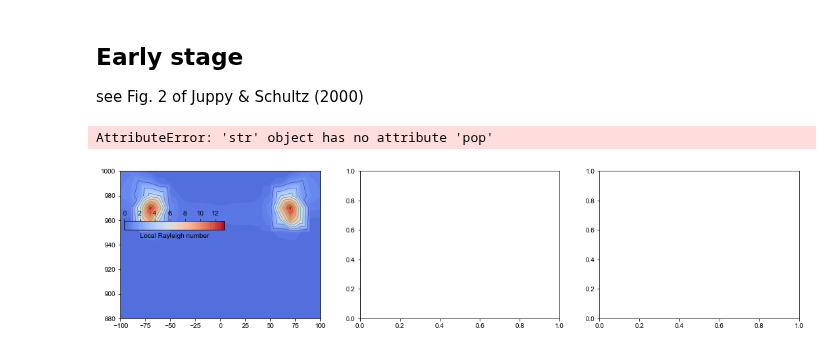
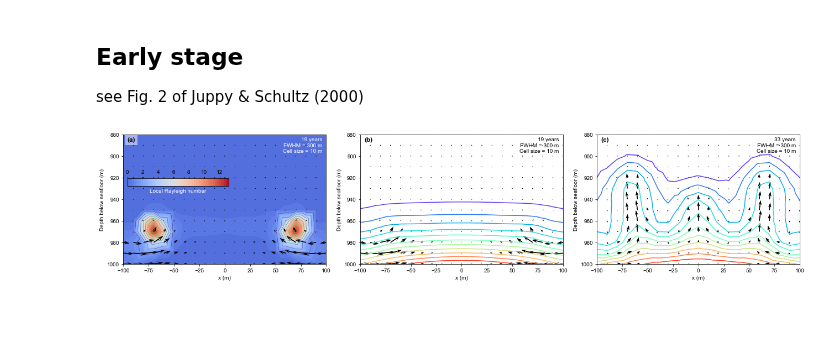
Before and after one commit to lruepke/HTF_lecture, a Jupyter notebook: source/lectures/L04/cases/Jupp_Schultz/jupyter/Plot_CaseResults.ipynb, the cells around one changed output. Drawn from its saved outputs; the diff is of its cells as text; code cells hidden in the pictures; blank space fills up the shorter version.

```diff
--- a/source/lectures/L04/cases/Jupp_Schultz/jupyter/Plot_CaseResults.ipynb
+++ b/source/lectures/L04/cases/Jupp_Schultz/jupyter/Plot_CaseResults.ipynb
@@ -198,7 +198,7 @@ cb.set_ticks(range(0,14,2))
 # caxis.set_xlim(Ral.min(),Ral.max())
 # caxis.xaxis.set_major_locator(MultipleLocator(3))
 caxis.xaxis.set_ticks_position('top')
-caxis.set_xlabel('Local Rayleigh number','w')
+caxis.set_xlabel('Local Rayleigh number',color='w')
 
 # quiver
 U=pointData['U']
@@ -235,32 +235,31 @@ ax.text(0.02,0.98,'(b)',fontsize=12,fontweight='bold',va='top',ha='left',transfo
 ax.invert_yaxis()
 
 # Fig c
 ax=axs[2]
 # read result
 time='1036800000'
 vtkfile='%s/VTK/%s_%s.vtk'%(casePath,caseDir, time)
 trimesh,pointData,cellData=readVTK_2D(vtkfile)
 # ax.tricontourf(trimesh,pointData['T'],levels=50,cmap='rainbow')
 ax.tricontour(trimesh.x[ind2], trimesh.y[ind2],pointData['T'][ind2]-273.15,levels=range(100,1200,100),cmap='rainbow',vmin=10,vmax=1200)
 # quiver
 U=pointData['U']
 vx,vy=U[:,0],U[:,1]
 ax.quiver(trimesh.x[ind2], trimesh.y[ind2], vx[ind2], vy[ind2],
           units='xy', scale=1E-7,width=0.7, headwidth=4, headlength=6)
 ax.set_xlim(-100,100)
 ax.set_ylim(880, 1000)
 ax.set_xlabel('x (m)')
 ax.set_ylabel('Depth below seafloor (m)')
 ax.text(0.98,0.98,'%.0f years\nFWHM = 300 m\nCell size = 10 m'%(float(time)/sec_year),va='top',ha='right',transform=ax.transAxes)
 ax.text(0.02,0.98,'(c)',fontsize=12,fontweight='bold',va='top',ha='left',transform=ax.transAxes)
 ax.invert_yaxis()
 
 
 plt.tight_layout()
 plt.savefig(path_figures+'/Jupp_Schultz_early.pdf')
 plt.savefig(path_figures+'/Jupp_Schultz_early.svg')
 
 plt.show()
 # %% [output]
-AttributeError: 'str' object has no attribute 'pop'
-[figure, old version]
+[figure, new version]
```
Also changed, not shown: 2 other files.
